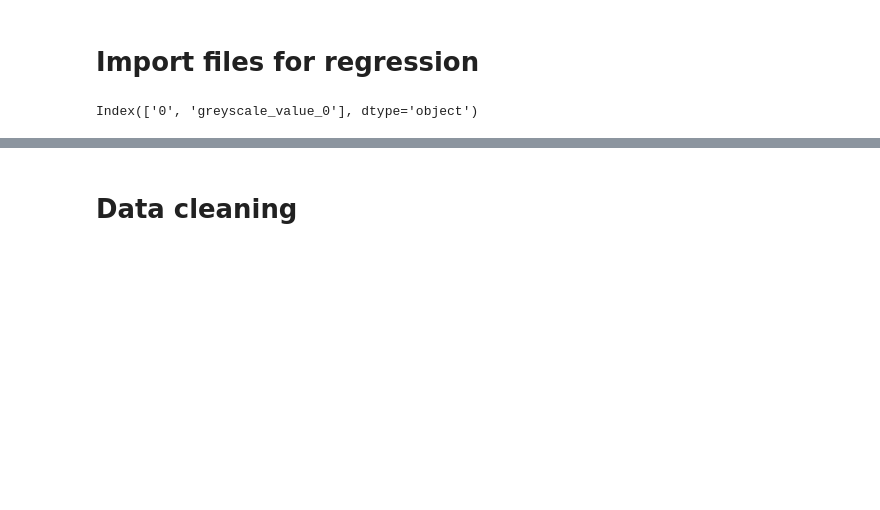
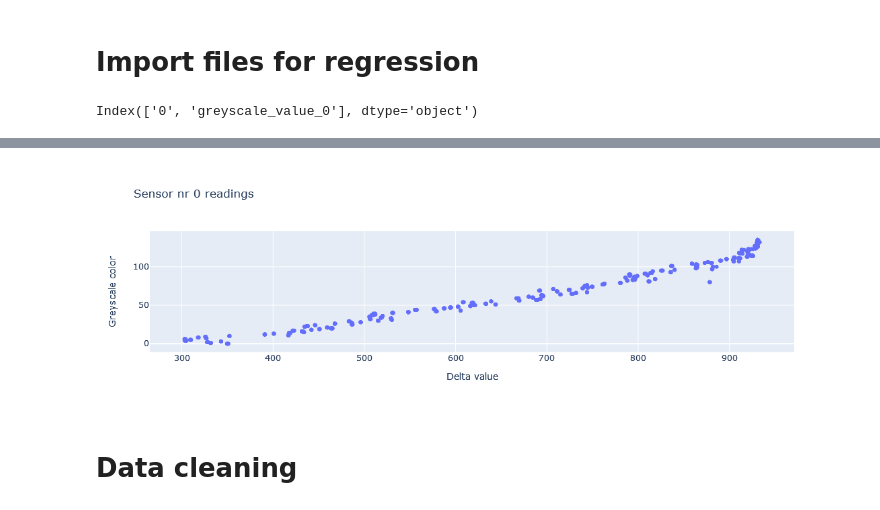
Before and after one commit to lucas-wojnarowski/andromeda, a Jupyter notebook: ML_Andromeda.ipynb, the cells around one changed output, grey strips where cells are left out. Drawn from its saved outputs; the diff is of its cells as text; code cells hidden in the pictures; blank space fills up the shorter version.

```diff
--- a/ML_Andromeda.ipynb
+++ b/ML_Andromeda.ipynb
@@ -143,6 +143,6 @@ for file_nr in range(1, nr_of_files + 1):
     df_stones[f"{str(file_nr-1)}"] = df[['0']]
     df_stones[f"greyscale_value_{str(file_nr-1)}"] = df[['greyscale_value']]
 
-scatter_plots(df_stones, nr_of_files, 'greyscale_value_0', 'Sensor nr 0 readings', 'Raw value', 'Greyscale color')
+scatter_plots(df_stones, nr_of_files, 'greyscale_value_0', 'Sensor nr 0 readings', 'Delta value', 'Greyscale color')
 # %% [output]
 Index(['0', 'greyscale_value_0'], dtype='object')
@@ -150,3 +149,4 @@ Index(['0', 'greyscale_value_0'], dtype='object')
+[figure, added]
 # %% [markdown]
 # Data cleaning
 # %%
```
Also changed, not shown: parts of 18 cells of this notebook.
